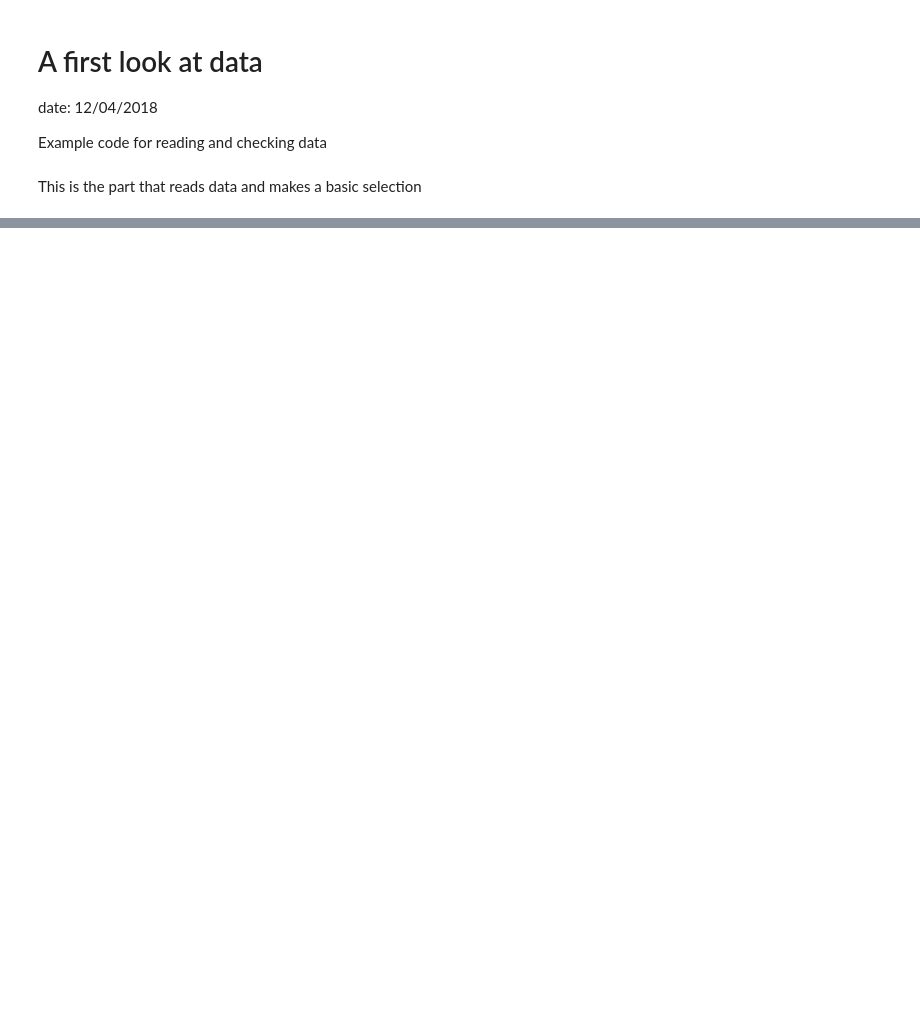
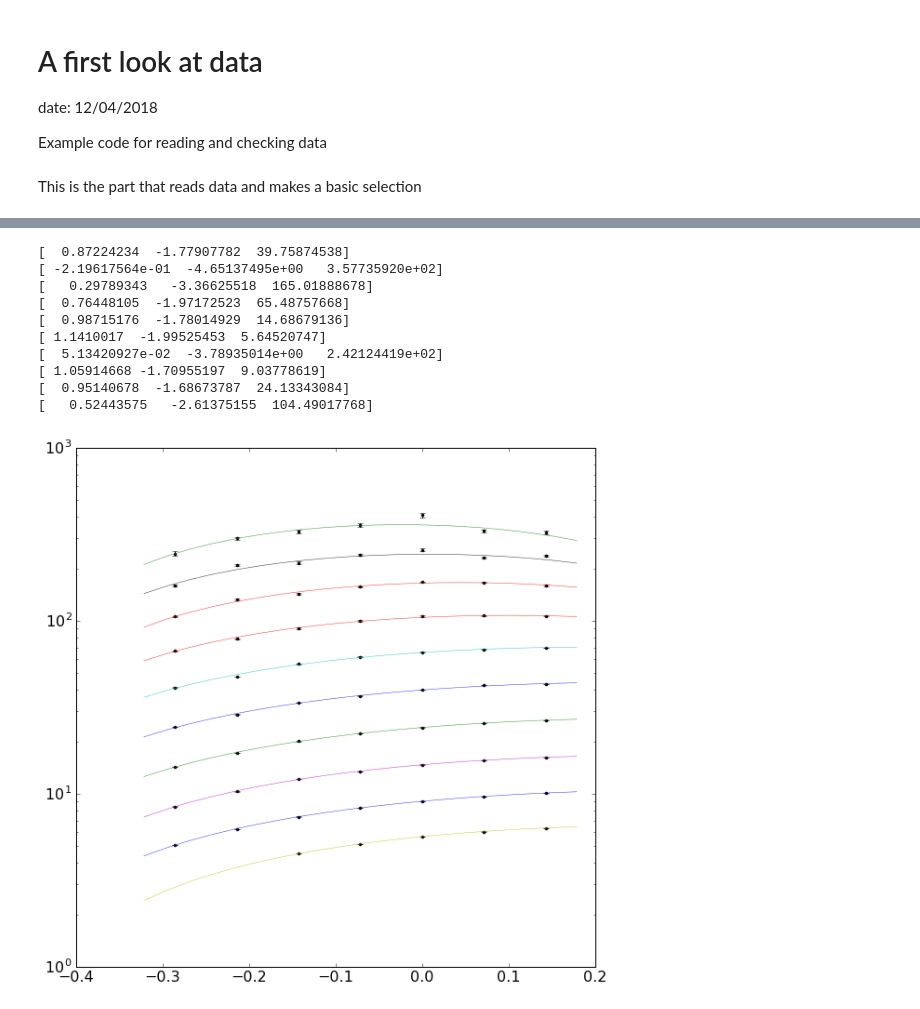
Before and after one commit to njohnsto/stage, a Jupyter notebook: notebooks/ReadData.ipynb, the cells around one changed output, grey strips where cells are left out. Drawn from its saved outputs; the diff is of its cells as text; code cells hidden in the pictures; blank space fills up the shorter version.

Commit message:
code for analysing teh data

```diff
--- a/notebooks/ReadData.ipynb
+++ b/notebooks/ReadData.ipynb
@@ -32,7 +32,7 @@ df['I'] = 0
 df['s125_error'] = 0.1*df['s125']
 
 df.drop(df.columns.difference(['s125', 's125_error',"cos2", "I","zenith"]), 1, inplace= True)
-df= df.loc[df.s125>25]
+df= df.loc[df.s125>4]
 df= df.loc[df.cos2>0.5]
 df.reset_index(inplace=True)
 print('You have selected {} events'.format(df.s125.count()))
@@ -44,0 +41,18 @@ fit_results, fitted_data = obtain_attenuation(df, n_bins, intensity, samples )
+# %%
+###attenuation curve
+from data_functions import obtain_attenuation
+nr_of_bins = 8
+intensity = 500
+samples = 10
+import time
+start_time = time.time()
+intensities = np.linspace(1.5, 5., 10)
+global_res = {}
+
+for i, inte in enumerate(intensities):
+    print(i, int(10**inte))
+    fit_results, fitted_data = obtain_attenuation(df, nr_of_bins, int(10**inte), samples)
+    global_res[inte]= (fit_results, fitted_data)
+    #global_results.append(fitted_results)
+    #global_data.append(fitted_data)
+    print("--- %s seconds ---" % (time.time() - start_time))
@@ -44,0 +84,59 @@ fit_results, fitted_data = obtain_attenuation(df, n_bins, intensity, samples )
+# %%
+fig, ax =plt.subplots()
+
+cos_ref = np.cos(math.radians(25))**2
+cos2 = np.linspace(0.5, 1, 20)-cos_ref
+ar = [(0,0,0)]
+br = [(0,0,0)]
+sr = [(0,0,0)]
+
+all_vals = pd.DataFrame(columns= ["a", "aer1", "aer2", "b", "ber1", "ber2", "s", "ser", "ser2", "I"])
+for key in global_res:
+    if int(10**key) == 3162:
+        continue
+    sample = global_res[key][0]
+    print(sample['params'])
+    params = global_res[key][0]['params']
+    error = global_res[key][0]['err']
+    groups = global_res[key][1]
+    try:
+        a_mcmc,  b_mcmc,  s38_mcmc  = map(lambda v: (v[1], v[2]-v[1], v[1]-v[0]),
+                                      zip(*np.percentile(sample, [16, 50, 84],
+                                          axis=0)))
+    except:
+        a_mcmc = (params[0], error[0], error[0])
+        b_mcmc = (params[1], error[1], error[1])
+        s38_mcmc = (params[2], error[2], error[2])
+
+    all_vals = all_vals.append({"a":a_mcmc[0], "aer1":a_mcmc[1], "aer2":a_mcmc[2], "b":b_mcmc[0], "ber1":b_mcmc[1],
+                    "ber2":b_mcmc[2],"s":s38_mcmc[0], "ser":s38_mcmc[1], "ser2":s38_mcmc[2],"I":key},
+                   ignore_index = True)
+    #print("a = %f + %f - %f"%(a_mcmc[0],a_mcmc[1],a_mcmc[2]))
+    #print("b = %f + %f - %f"%(b_mcmc[0],b_mcmc[1],b_mcmc[2]))
+    #print("s_ref = %f + %f - %f\n"%(s38_mcmc[0],s38_mcmc[1],s38_mcmc[2]))
+    ax.errorbar(groups.cos2.mean()-cos_ref, groups.s125.mean(), yerr= groups.s125.std().tolist(),label = "", fmt=".k")
+    #for a, b, f in sample[np.random.randint(len(sample), size=100)]:
+    #    ax.plot(cos2, f * (b * cos2**2 + a * cos2 + 1), color="b", alpha=0.03)
+
+    ax.plot(cos2, s38_mcmc[0]*(b_mcmc[0] * cos2**2 + a_mcmc[0] * cos2 + 1), lw=0.5, alpha=0.8, label="%s"%int(s38_mcmc[0]))
+
+
+handles, labels = ax.get_legend_handles_labels()
+# sort both labels and handles by labels
+#labels, handles = zip(*sorted(zip(labels, handles), key=lambda t: int(t[0])))
+#print(labels)
+#ax.legend(handles, labels, bbox_to_anchor=(1.05, 1), loc=2, borderaxespad=0.)
+#plt.legend()
+ax.set_yscale("log", nonposy='clip')
+# %% [output]
+[  0.87224234  -1.77907782  39.75874538]
+[ -2.19617564e-01  -4.65137495e+00   3.57735920e+02]
+[   0.29789343   -3.36625518  165.01888678]
+[  0.76448105  -1.97172523  65.48757668]
+[  0.98715176  -1.78014929  14.68679136]
+[ 1.1410017  -1.99525453  5.64520747]
+[  5.13420927e-02  -3.78935014e+00   2.42124419e+02]
+[ 1.05914668 -1.70955197  9.03778619]
+[  0.95140678  -1.68673787  24.13343084]
+[   0.52443575   -2.61375155  104.49017768]
+[figure, added]
```
Also changed, not shown: parts of 7 cells of this notebook.
